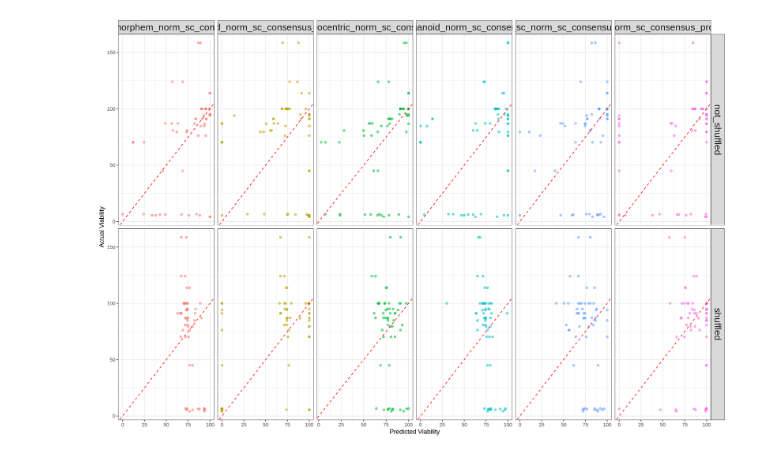
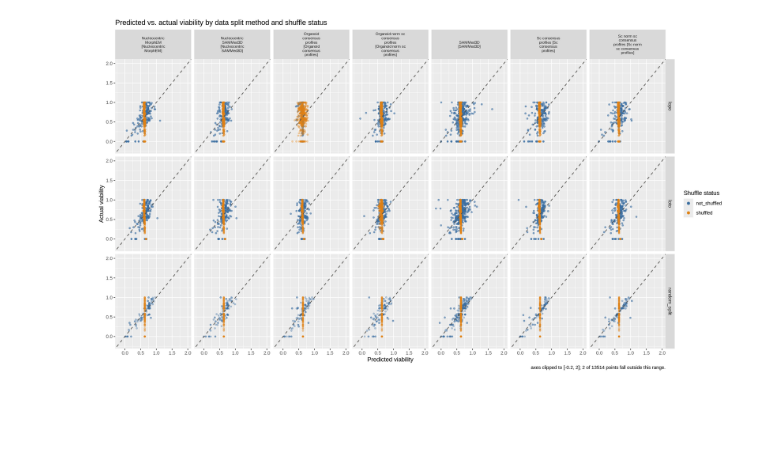
Before and after one commit to MikeLippincott/NF1_organoid_profile_analysis, a Jupyter notebook: 3.viability_prediction_models/notebooks/visualize_model_results.ipynb, the cells around one changed output. Cells and saved outputs as stored; diff of their text form; code cells hidden in the pictures; blank space fills up the shorter version.

```diff
--- a/3.viability_prediction_models/notebooks/visualize_model_results.ipynb
+++ b/3.viability_prediction_models/notebooks/visualize_model_results.ipynb
@@ -10,5 +10,19 @@ for (pkg in packages) {
 feature_importances_df = arrow::read_parquet(
     file.path("../model_results/combined_feature_importances.parquet"))
 model_performance_df = arrow::read_parquet(file.path("../model_results/combined_model_performance.parquet"))
-predicted_viabilities_df = arrow::read_parquet(file.path("../model_results/combined_predicted_viabilities.parquet"))
 summary_metrics_df = arrow::read_parquet(file.path("../model_results/combined_summary_metrics.parquet"))
+
+# predicted_viabilities_df carries every feature column (~19.5k) alongside the
+# metadata/predictions we actually plot - slim it down once here so every
+# downstream ggplot() call isn't dragging that width along.
+predicted_viabilities_df = arrow::read_parquet(
+    file.path("../model_results/combined_predicted_viabilities.parquet"),
+    col_select = c(
+        Metadata_Biology_PatientTumor, Metadata_Experiment_Treatment,
+        Metadata_Experiment_Dose, Metadata_Experiment_Class,
+        Metadata_Experiment_Target, Metadata_Experiment_TherapeuticCategories,
+        Metadata_fold, Metadata_held_out_group, Metadata_split_method,
+        Metadata_shuffle_status, Metadata_profile_type,
+        Actual_Viability, Predicted_Viability
+    )
+)
@@ -97,16 +658,57 @@ A tibble: 6 × 15677
 # %%
-# predicted viabilities plot
-predicted_viabilities_plot <- (
-    ggplot(predicted_viabilities_df, aes(x = Predicted_Viability, y = Actual_Viability, color = Metadata_profile_type))
-    + geom_point(alpha = 0.5)
-    + geom_abline(slope = 1, intercept = 0, linetype = "dashed", color = "red")
-    + facet_grid(Metadata_shuffle_status~Metadata_profile_type, scales = "free")
-    + theme_bw()
-    + labs(x = "Predicted Viability", y = "Actual Viability")
-    + theme(legend.position = "none")
-    # make the strip text larger
-    + theme(strip.text = element_text(size = 16))
+# predicted vs actual viability, one combined plot faceted by data split
+# method (rows) x profile - labeled with its feature type (columns), with
+# points colored by shuffle status so the not_shuffled fits and their
+# shuffled-feature negative control sit in the same panel for direct
+# comparison instead of separate figures.
+#
+# A few lopo folds predict wildly (up to ~2.5e13) - the same degenerate
+# fits behind the R2/RMSE outliers above. Viability is stored as a 0-1
+# fraction, not a 0-100 percentage (confirmed: Actual_Viability in
+# combined_predicted_viabilities.parquet ranges [0, 1]), so clip the
+# view to a generous [-0.2, 2] on that scale and disclose how many
+# points fall outside it, rather than letting those points compress
+# every real prediction into a single point at the origin.
+options(repr.plot.width = 16, repr.plot.height = 9)
+
+VIABILITY_LIM <- c(-0.2, 2)
+
+shuffle_status_colors <- c(
+    not_shuffled = "#3B6FA0",
+    shuffled      = "#E08214"
 )
-predicted_viabilities_plot
+
+n_clipped <- sum(
+    predicted_viabilities_df$Predicted_Viability < VIABILITY_LIM[1] |
+        predicted_viabilities_df$Predicted_Viability > VIABILITY_LIM[2],
+    na.rm = TRUE
+)
+
+pred_vs_actual_plot <- (
+    ggplot(
+        predicted_viabilities_df,
+        aes(x = Predicted_Viability, y = Actual_Viability, color = Metadata_shuffle_status)
+    )
+    + geom_point(alpha = 0.35, size = 1.1)
+    + geom_abline(slope = 1, intercept = 0, linetype = "dashed", color = "#52514e", linewidth = 0.6)
+    + facet_grid(
+        Metadata_split_method ~ Metadata_profile_label,
+        labeller = labeller(Metadata_profile_label = label_wrap_gen(width = 18))
+    )
+    + coord_cartesian(xlim = VIABILITY_LIM, ylim = VIABILITY_LIM)
+    + scale_color_manual(values = shuffle_status_colors, name = "Shuffle status")
+    + guides(color = guide_legend(override.aes = list(alpha = 1, size = 2)))
+    + labs(
+        x = "Predicted viability", y = "Actual viability",
+        title = "Predicted vs. actual viability by data split method and shuffle status",
+        caption = paste0(
+            "axes clipped to [", VIABILITY_LIM[1], ", ", VIABILITY_LIM[2], "]; ",
+            n_clipped, " of ", nrow(predicted_viabilities_df), " points fall outside this range."
+        )
+    )
+    + theme(strip.text.x = element_text(size = 7), strip.text.y = element_text(size = 9))
+)
+ggsave(filename = "predicted_vs_actual.png", plot = pred_vs_actual_plot, width = 16, height = 9)
+pred_vs_actual_plot
 # %% [output]
-[figure, old version]
+[figure, new version]
```
Also changed, not shown: parts of 14 cells of this notebook, 16 other files.
